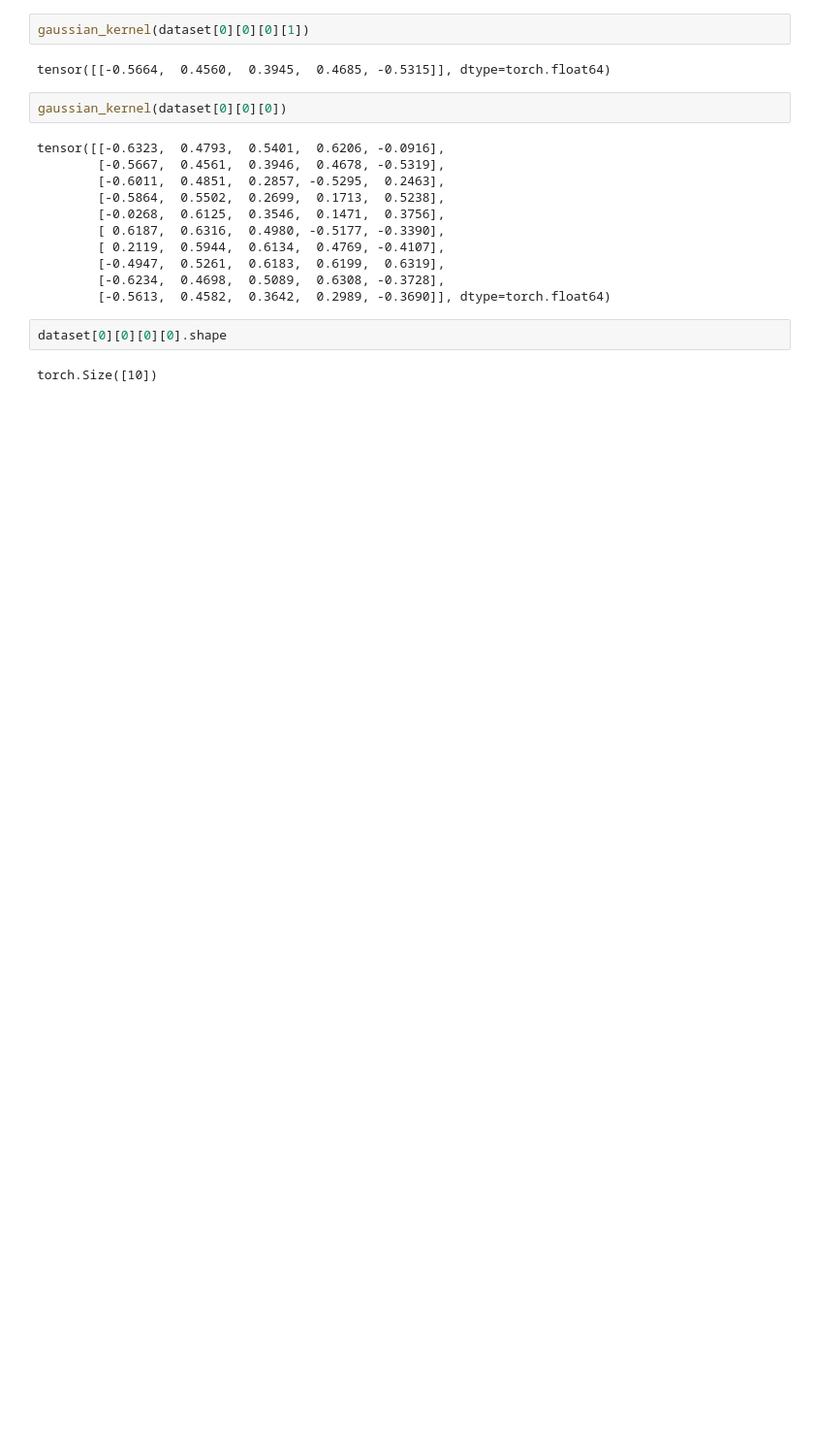
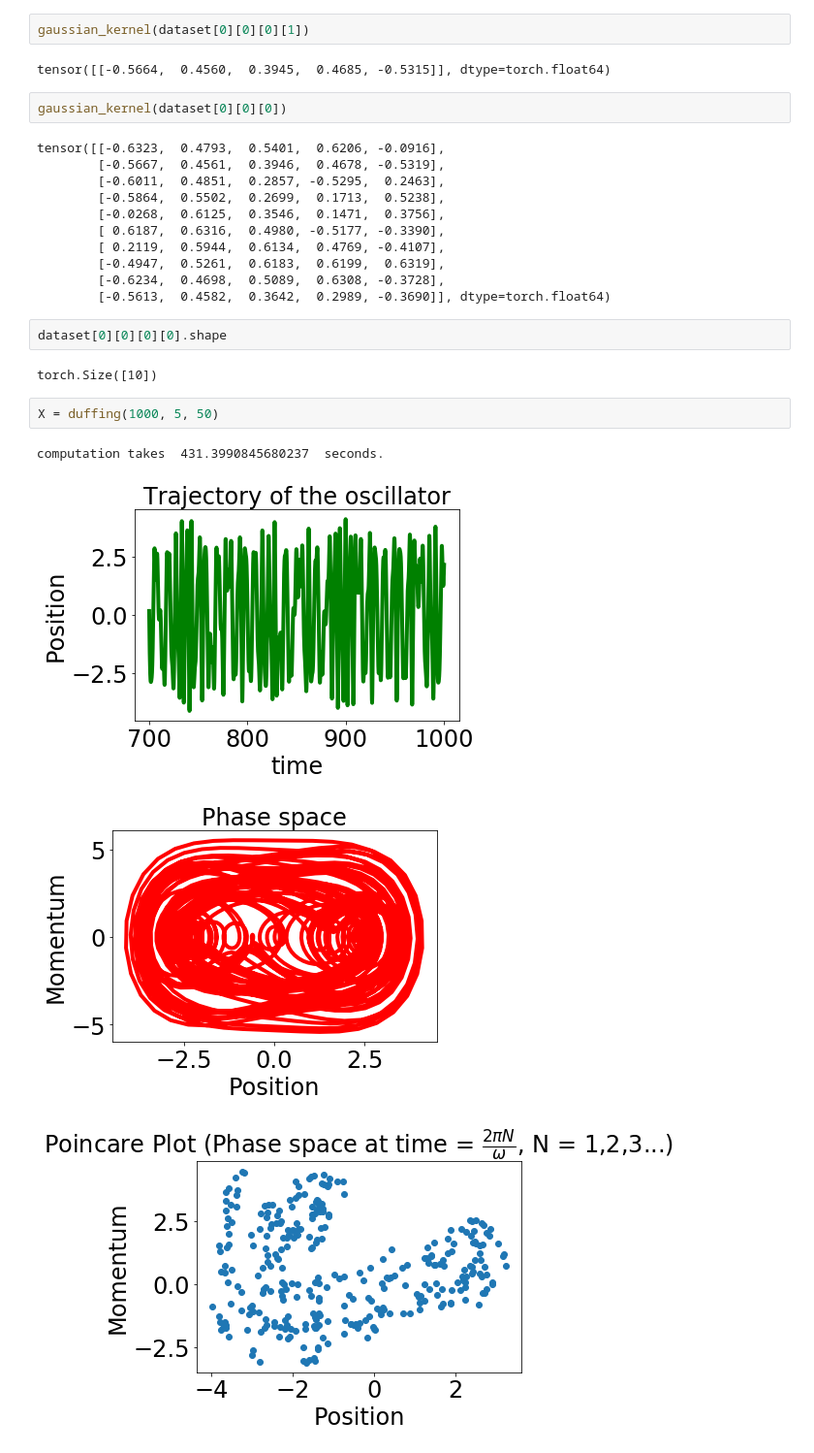
Before and after one commit to asrvsn/koopman-functional-maps, a Jupyter notebook: experiments.ipynb, the cells around one changed output. Shown at 97% size. Saved outputs shown, nothing was run; the diff lists cells and outputs as text; blank space fills up the shorter version.

Commit message:
duffing

```diff
--- a/experiments.ipynb
+++ b/experiments.ipynb
@@ -115,3 +115,10 @@ tensor([[-0.6323,  0.4793,  0.5401,  0.6206, -0.0916],
 dataset[0][0][0][0].shape
 # %% [output]
 torch.Size([10])
+# %%
+X = duffing(1000, 5, 50)
+# %% [output]
+computation takes  431.3990845680237  seconds.
+[figure, added]
+[figure, added]
+[figure, added]
```
Also changed, not shown: parts of 2 cells of this notebook, 4 other files.
